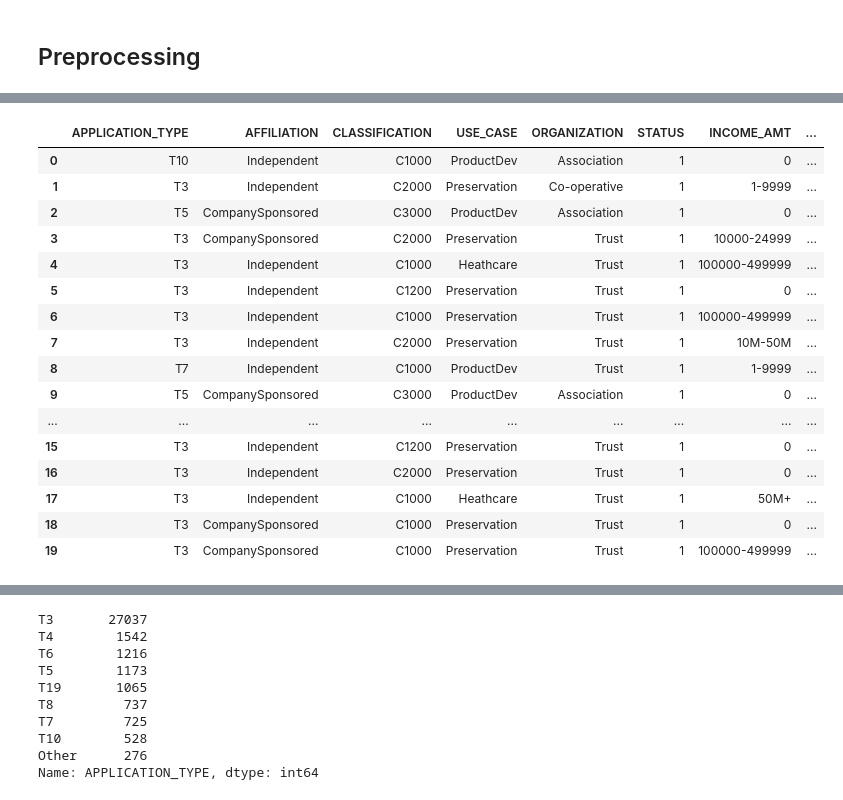
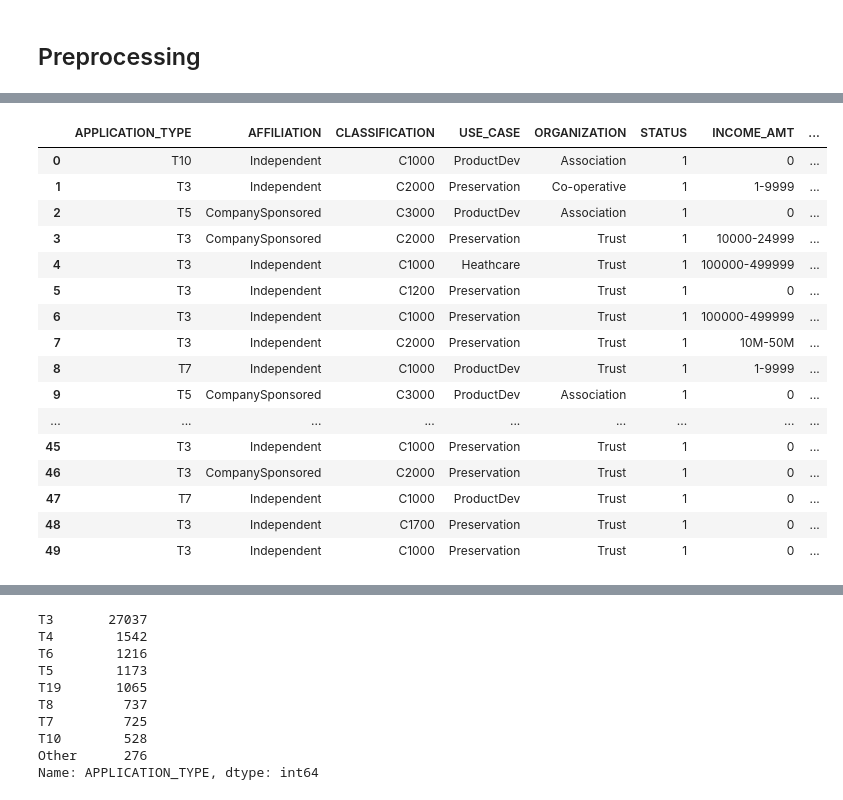
Before and after one commit to Cameron762/deep-learning-challenge, a Jupyter notebook: Starter_Code.ipynb, the cells around one changed output, grey strips where cells are left out. Drawn from its saved outputs; the diff is of its cells as text; code cells hidden in the pictures.

```diff
--- a/Starter_Code.ipynb
+++ b/Starter_Code.ipynb
@@ -21,24 +21,24 @@ application_df.head()
 # %%
 # Drop the non-beneficial ID columns, 'EIN' and 'NAME'.
 application_df = application_df.drop(columns=['EIN','NAME'])
-application_df.head(20)
+application_df.head(50)
 # %% [output]
 |  | APPLICATION_TYPE | AFFILIATION | CLASSIFICATION | USE_CASE | ORGANIZATION | STATUS | INCOME_AMT | ... |
 | 0 | T10 | Independent | C1000 | ProductDev | Association | 1 | 0 | ... |
 | 1 | T3 | Independent | C2000 | Preservation | Co-operative | 1 | 1-9999 | ... |
 | 2 | T5 | CompanySponsored | C3000 | ProductDev | Association | 1 | 0 | ... |
 | 3 | T3 | CompanySponsored | C2000 | Preservation | Trust | 1 | 10000-24999 | ... |
 | 4 | T3 | Independent | C1000 | Heathcare | Trust | 1 | 100000-499999 | ... |
 | 5 | T3 | Independent | C1200 | Preservation | Trust | 1 | 0 | ... |
 | 6 | T3 | Independent | C1000 | Preservation | Trust | 1 | 100000-499999 | ... |
 | 7 | T3 | Independent | C2000 | Preservation | Trust | 1 | 10M-50M | ... |
 | 8 | T7 | Independent | C1000 | ProductDev | Trust | 1 | 1-9999 | ... |
 | 9 | T5 | CompanySponsored | C3000 | ProductDev | Association | 1 | 0 | ... |
 | ... | ... | ... | ... | ... | ... | ... | ... | ... |
-| 15 | T3 | Independent | C1200 | Preservation | Trust | 1 | 0 | ... |
-| 16 | T3 | Independent | C2000 | Preservation | Trust | 1 | 0 | ... |
-| 17 | T3 | Independent | C1000 | Heathcare | Trust | 1 | 50M+ | ... |
-| 18 | T3 | CompanySponsored | C1000 | Preservation | Trust | 1 | 0 | ... |
-| 19 | T3 | CompanySponsored | C1000 | Preservation | Trust | 1 | 100000-499999 | ... |
+| 45 | T3 | Independent | C1000 | Preservation | Trust | 1 | 0 | ... |
+| 46 | T3 | CompanySponsored | C2000 | Preservation | Trust | 1 | 0 | ... |
+| 47 | T7 | Independent | C1000 | ProductDev | Trust | 1 | 0 | ... |
+| 48 | T3 | Independent | C1700 | Preservation | Trust | 1 | 0 | ... |
+| 49 | T3 | Independent | C1000 | Preservation | Trust | 1 | 0 | ... |
 # %%
 # Determine the number of unique values in each column.
```
Also changed, not shown: parts of 5 cells of this notebook, 5 other files.
